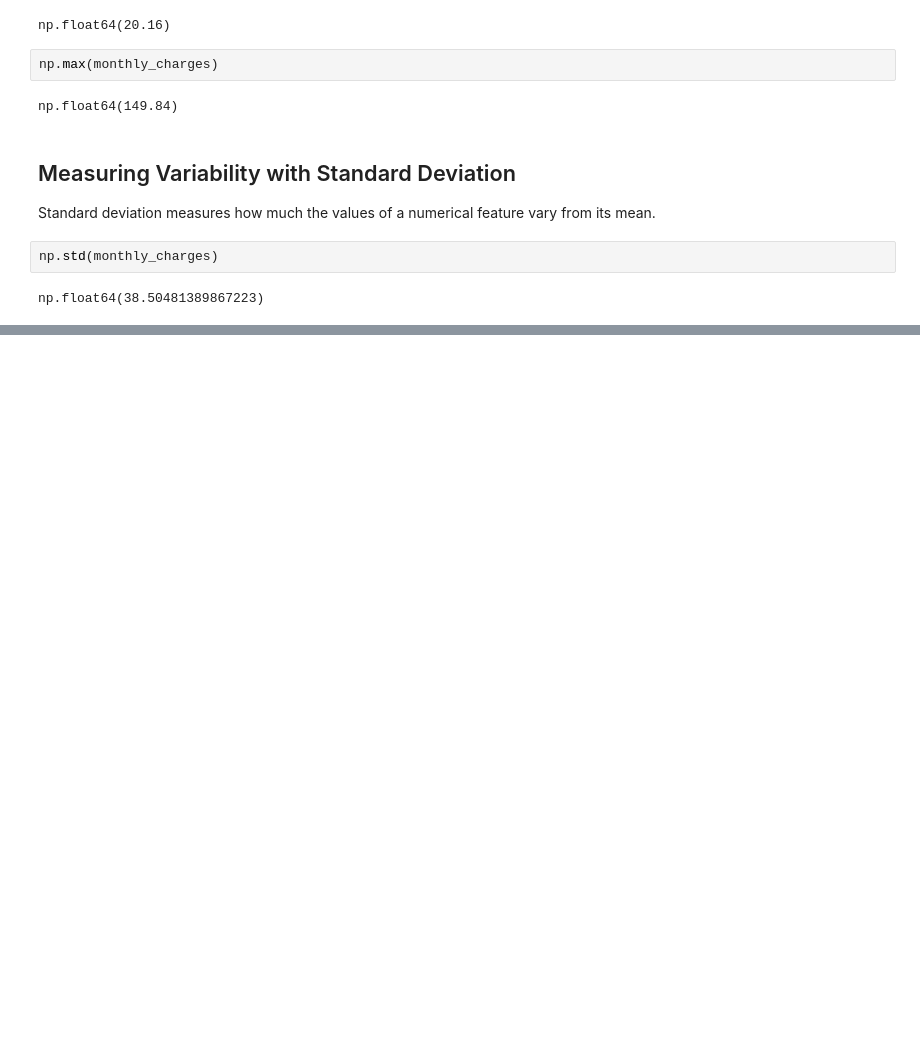
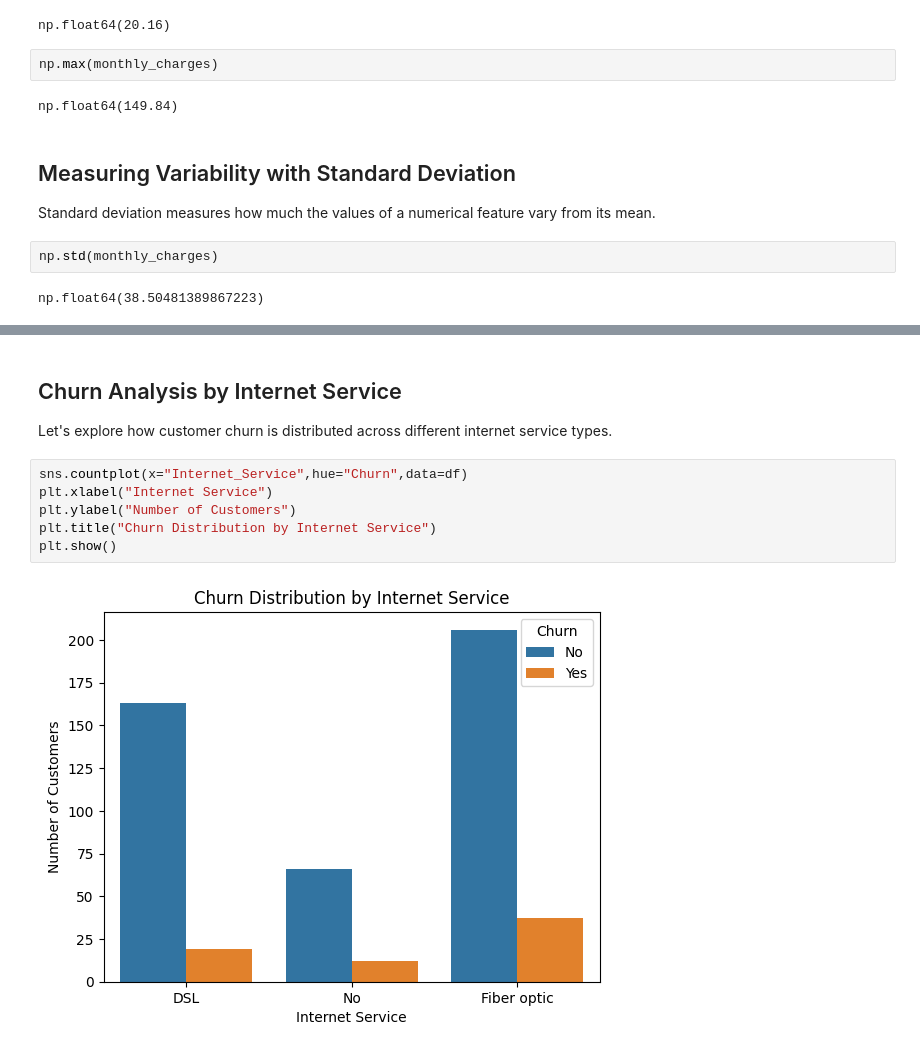
Before and after one commit to Alka-Sharma2006/customer-churn-analysis-ml, a Jupyter notebook: project.ipynb, the cells around one changed output, grey strips where cells are left out. Cells and saved outputs as stored; diff of their text form; blank space fills up the shorter version.

```diff
--- a/project.ipynb
+++ b/project.ipynb
@@ -357,0 +379,12 @@ np.float64(38.50481389867223)
+# %% [markdown]
+## Churn Analysis by Internet Service
+
+Let's explore how customer churn is distributed across different internet service types.
+# %%
+sns.countplot(x="Internet_Service",hue="Churn",data=df)
+plt.xlabel("Internet Service")
+plt.ylabel("Number of Customers")
+plt.title("Churn Distribution by Internet Service")
+plt.show()
+# %% [output]
+[figure, added]
```
Also changed, not shown: parts of 18 cells of this notebook.
